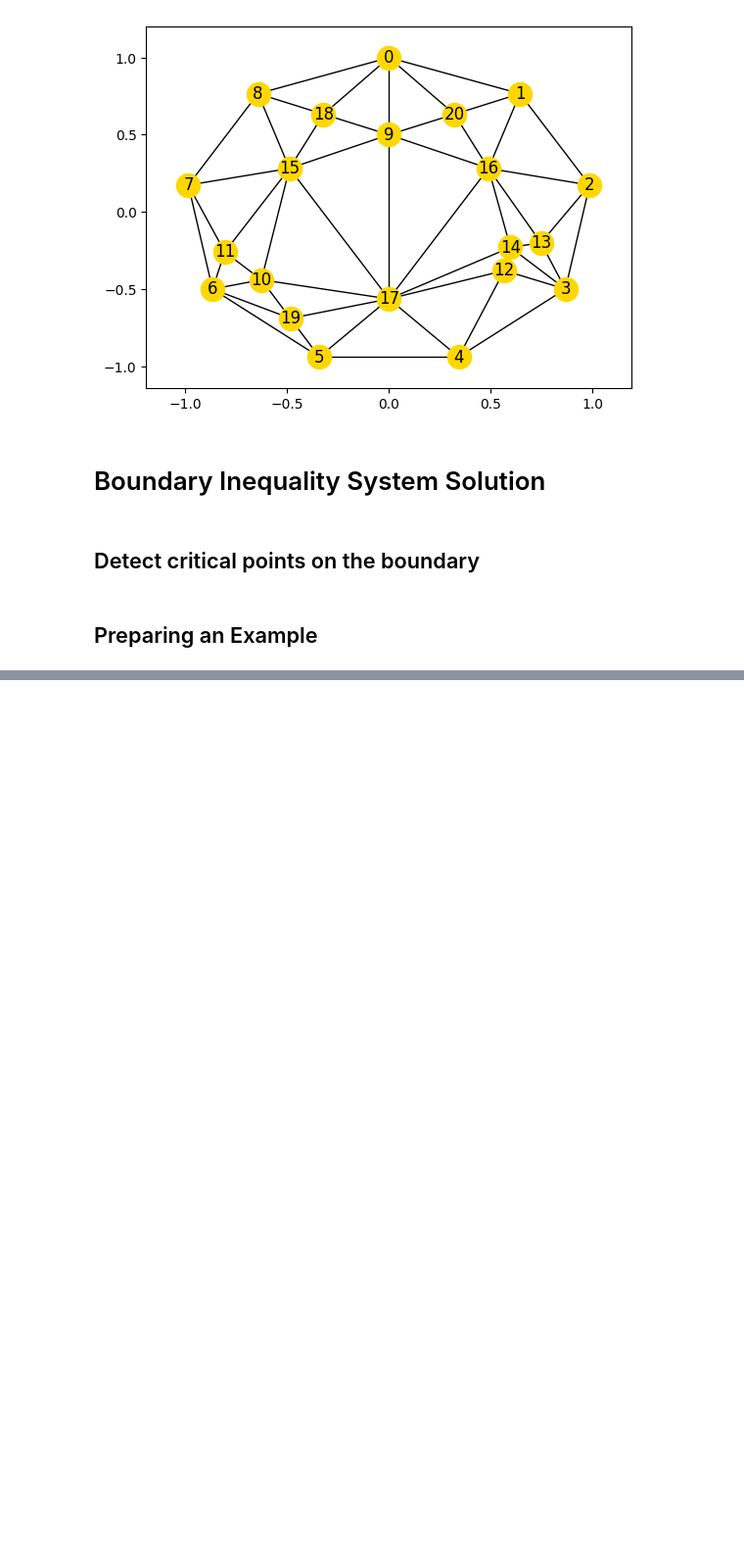
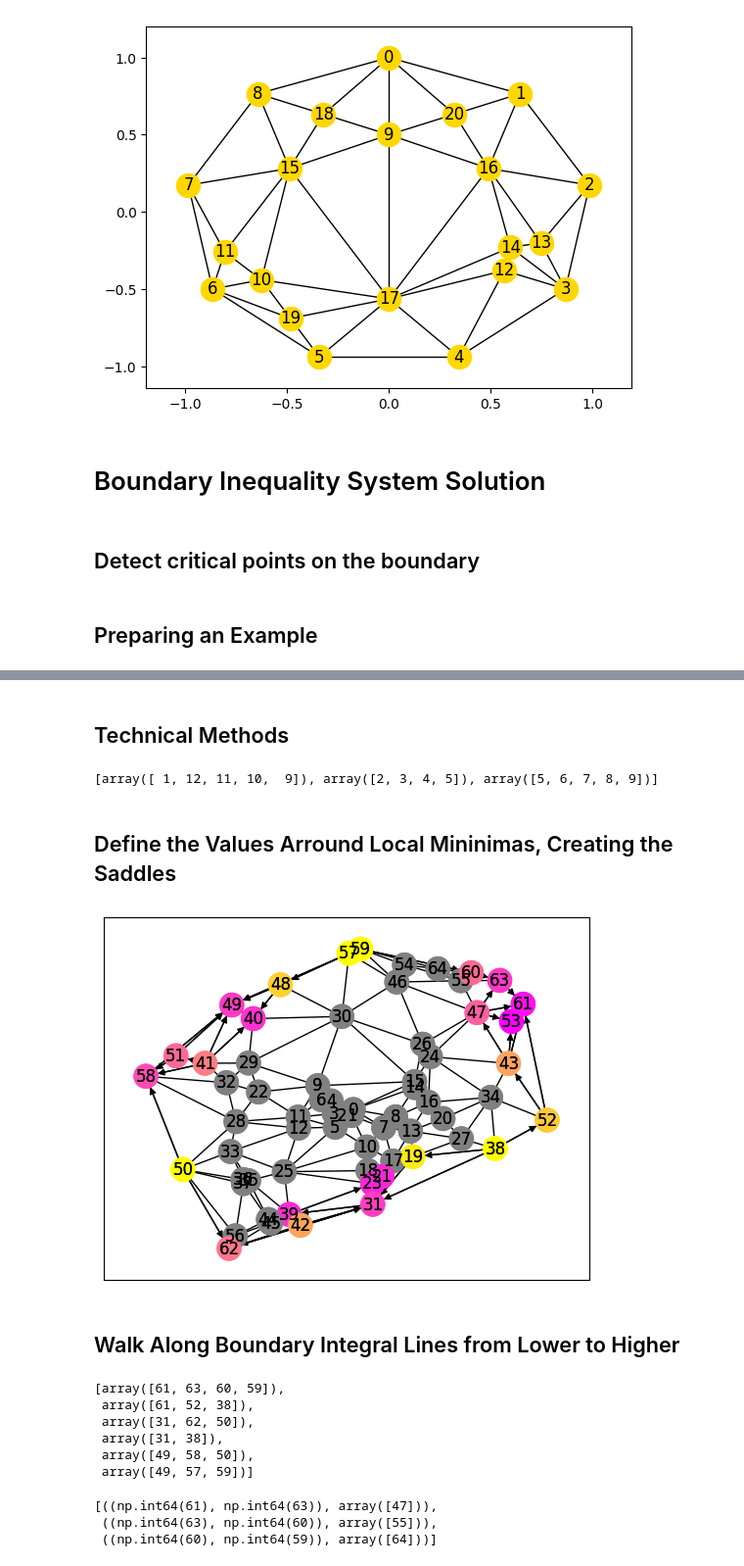
Before and after one commit to zimfv/quadrangulation, a Jupyter notebook: nonmanifold-eigen.ipynb, the cells around one changed output, grey strips where cells are left out. Shown at 98% size. Cells and saved outputs as stored; diff of their text form; code cells hidden in the pictures; blank space fills up the shorter version.

Commit message:
Separated methods for discrete requirements

```diff
--- a/nonmanifold-eigen.ipynb
+++ b/nonmanifold-eigen.ipynb
@@ -599,0 +677,2 @@ test_nmb
+# %% [markdown]
+## Technical Methods
@@ -599,0 +697,55 @@ test_nmb
+# %%
+surr_faces = np.array([(0, i+1, (i+1)%12 + 1) for i in range(12)])
+surr_center = 0
+surr_defined_values = [0, 1, 2, 5, 9]
+
+
+get_surrounding_chains(faces=surr_faces, center=surr_center, defined_values=surr_defined_values)
+# %% [output]
+[array([ 1, 12, 11, 10,  9]), array([2, 3, 4, 5]), array([5, 6, 7, 8, 9])]
+# %% [markdown]
+## Define the Values Arround Local Mininimas, Creating the Saddles
+# %%
+def have_boundary_neighbor(faces, boundary_indices, vertices_indices):
+    """
+    """
+    adj = igl.adjacency_matrix(faces)[boundary_indices, :][:, vertices_indices]
+    res = adj.toarray().sum(axis=0) > 0
+    return res
+# %%
+def define_values_arround_local_min(faces, values, vertices, boundary_indices, min_index, alpha=0.5):
+    """
+    """
+    new_values = values.copy()
+
+    for chain in get_surrounding_chains(faces, center=min_index, defined_values=boundary_indices):
+        chain_have_boundary_neighbor = have_boundary_neighbor(faces, boundary_indices[boundary_indices != min_index], chain)
+        if chain_have_boundary_neighbor.all():
+            raise ValueError(f"Impossible to define saddle values in the minima {min_index}: all it's neighbors have another boundary neighbor")
+
+        ls = np.linalg.norm(vertices[chain[1:]] - vertices[chain[:-1]], axis=-1)
+        ts = np.append(0, np.cumsum(ls)/ls.sum())
+
+        val_a = values[min_index]
+        val_b0, val_b1 = values[chain[[0, -1]]]
+        delta = alpha*min(val_b0 - val_a, val_b1 - val_a)
+        chain_val_add = delta*0.5*(1 - np.cos(2*np.pi*ts))
+        chain_val = val_b0 + ts*(val_b1 - val_b0) + chain_val_add
+        chain_val[~chain_have_boundary_neighbor] = val_a - chain_val_add[~chain_have_boundary_neighbor]
+
+        #plt.plot(ts, chain_val)
+        #plt.plot([0, 1], [val_a, val_a])
+        #plt.show()
+
+        new_values[chain] = chain_val
+    return new_values
+# %%
+test_values_after_mins = test_values.copy()
+for min_index in test_boundary_mins:
+    test_values_after_mins = define_values_arround_local_min(test_faces, test_values_after_mins, test_vertices, test_boundary_indices, min_index=min_index)
+
+plot_as_graph(test_vertices, test_faces, test_values_after_mins)
+# %% [output]
+[figure, added]
+# %% [markdown]
+## Walk Along Boundary Integral Lines from Lower to Higher
@@ -599,0 +795,10 @@ test_nmb
+# %%
+integral_paths = list(iterate_integral_lines_over_the_boundary(test_faces, test_boundary_indices, test_values[test_boundary_indices]))
+integral_paths
+# %% [output]
+[array([61, 63, 60, 59]),
+ array([61, 52, 38]),
+ array([31, 62, 50]),
+ array([31, 38]),
+ array([49, 58, 50]),
+ array([49, 57, 59])]
@@ -599,0 +814,6 @@ test_nmb
+# %%
+list(iterate_edge_common_neighbors_over_path(test_faces, integral_paths[0]))
+# %% [output]
+[((np.int64(61), np.int64(63)), array([47])),
+ ((np.int64(63), np.int64(60)), array([55])),
+ ((np.int64(60), np.int64(59)), array([64]))]
```
Also changed, not shown: parts of 21 cells of this notebook.
